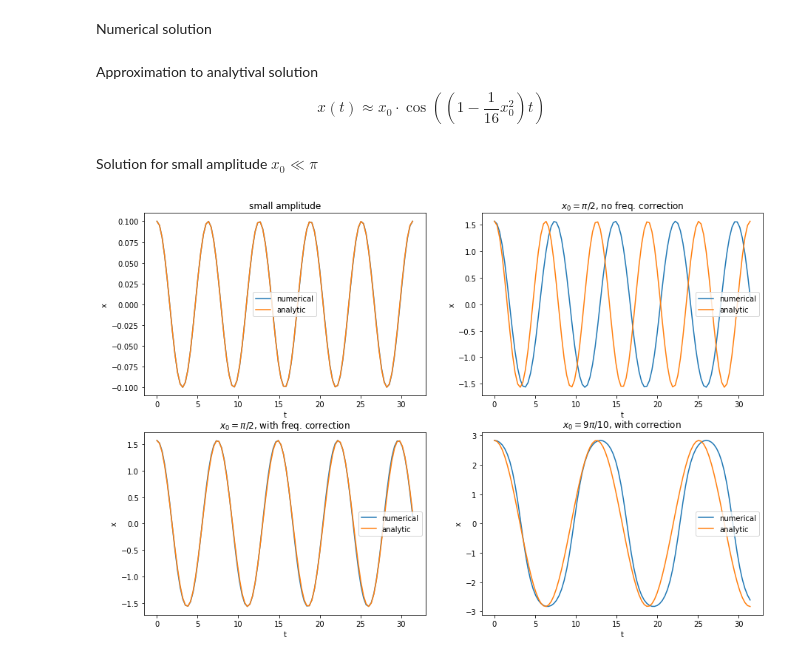
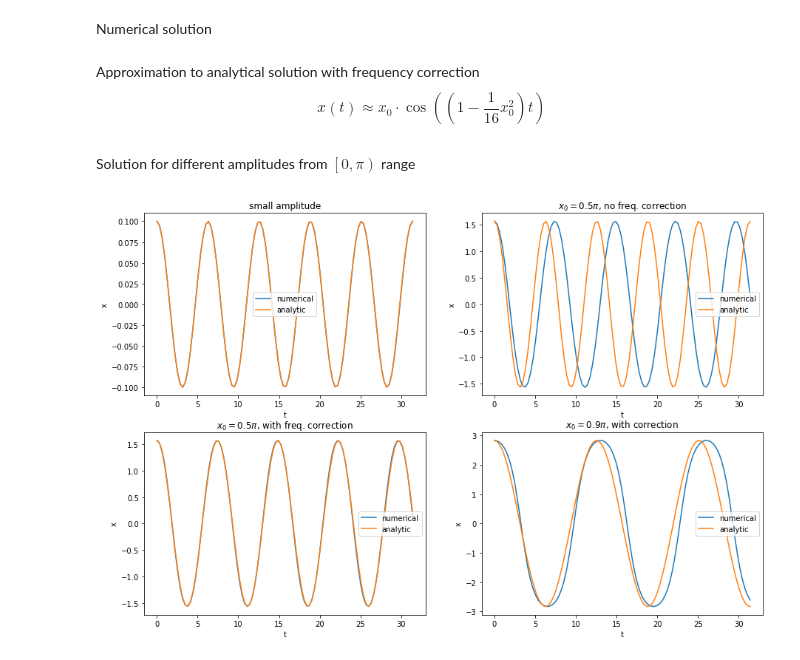
Before and after one commit to vr050714/nonlinear-vibration-seminar, a Jupyter notebook: duffing.ipynb, the cells around one changed output. Drawn from its saved outputs; the diff is of its cells as text; code cells hidden in the pictures.

Commit message:
fixed titles, added phase plane

```diff
--- a/duffing.ipynb
+++ b/duffing.ipynb
@@ -76,27 +78,27 @@ def plot_duffing(t, sol, fcn, *, title):
     plt.legend(['numerical', 'analytic'])
     plt.title(title)
 # %% [markdown]
-Approximation to analytival solution
+Approximation to analytical solution with frequency correction
 $$x(t)\approx x_0\cdot\cos\left(\left(1-\frac{1}{16}x_0^2\right)t\right)$$
 # %%
 def approx_sol(t, x0):
     return x0 * np.cos((1-x0**2/16)*t)
 # %% [markdown]
-Solution for small amplitude $x_0 \ll \pi$
+Solution for different amplitudes from $\left[0, \pi\right)$ range
-# %%
-plt.figure(figsize=(15,10))
-plt.subplot(2,2,1)
-plot_duffing(t, sol1[:,0], x1*np.cos(t),
-             title='small amplitude')
-plt.subplot(2,2,2)
-plot_duffing(t, sol2[:,0], x2*np.cos(t),
-             title='$x_0=\pi/2$, no freq. correction')
-plt.subplot(2,2,3)
-plot_duffing(t, sol2[:,0], approx_sol(t, x2),
-             title='$x_0=\pi/2$, with freq. correction')
-plt.subplot(2,2,4)
-plot_duffing(t, sol3[:,0], approx_sol(t, x3),
-             title='$x_0=9\pi/10$, with correction')
-plt.show()
-# %% [output]
-[figure, removed]
+# %%
+plt.figure(figsize=(15,10))
+plt.subplot(2,2,1)
+plot_duffing(t, sol1[:,0], x1*np.cos(t),
+             title='small amplitude')
+plt.subplot(2,2,2)
+plot_duffing(t, sol2[:,0], x2*np.cos(t),
+             title='$x_0=0.5\pi$, no freq. correction')
+plt.subplot(2,2,3)
+plot_duffing(t, sol2[:,0], approx_sol(t, x2),
+             title='$x_0=0.5\pi$, with freq. correction')
+plt.subplot(2,2,4)
+plot_duffing(t, sol3[:,0], approx_sol(t, x3),
+             title='$x_0=0.9\pi$, with correction')
+plt.show()
+# %% [output]
+[figure, added]
```
Also changed, not shown: parts of 2 cells of this notebook.
